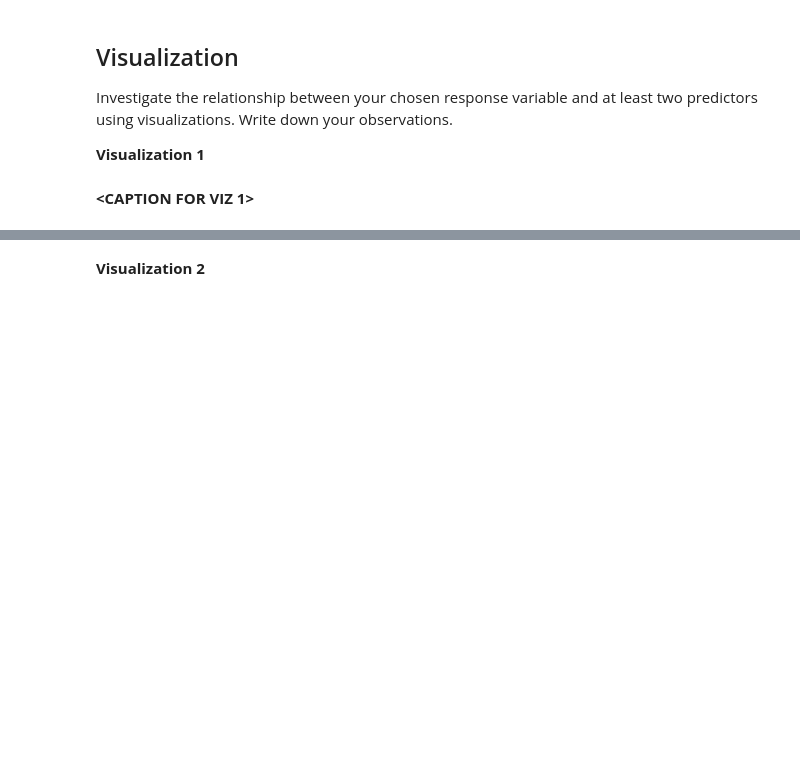
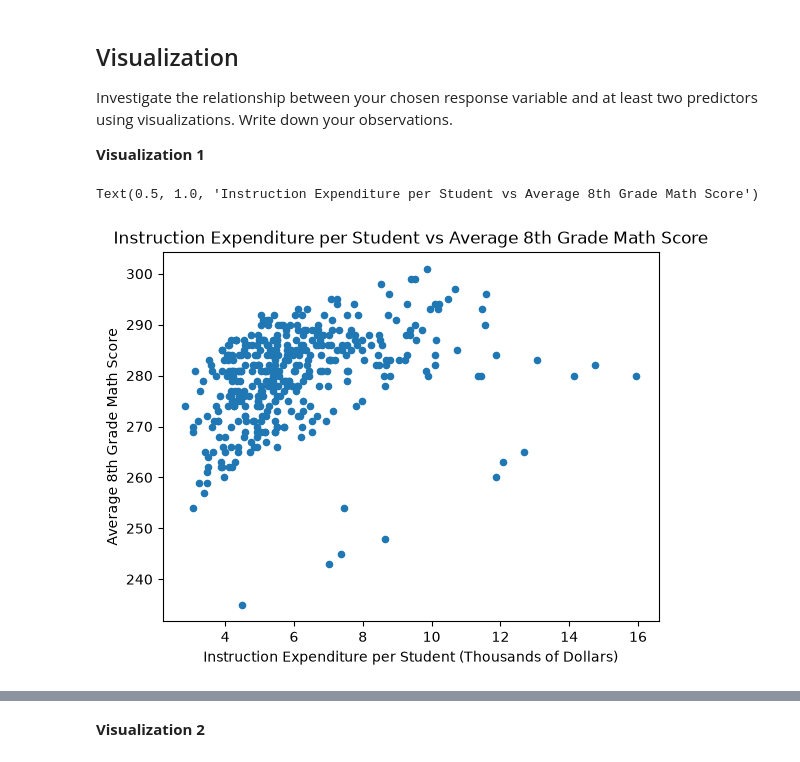
Before and after one commit to js3444/MDST-Onboarding, a Jupyter notebook: tutorial1/checkpoint1.ipynb, the cells around one changed output, grey strips where cells are left out. Drawn from its saved outputs; the diff is of its cells as text; code cells hidden in the pictures; blank space fills up the shorter version.

```diff
--- a/tutorial1/checkpoint1.ipynb
+++ b/tutorial1/checkpoint1.ipynb
@@ -151,0 +163,4 @@ Feature engineering justification: **<BRIEFLY DESCRIBE WHY YOU MADE THE CHANGES
+# %%
+# @@@ 5
+df['INSTRUCTION_EXPENDITURE_PER_STUDENT'] = df['INSTRUCTION_EXPENDITURE'] / df['ENROLL_ALL_EST']
+df[["STATE", "INSTRUCTION_EXPENDITURE_PER_STUDENT"]].head()
@@ -160,2 +182,9 @@ Investigate the relationship between your chosen response variable and at least
-# %% [markdown]
-**<CAPTION FOR VIZ 1>**
+# %%
+# @@@ 6
+df.plot.scatter(x='INSTRUCTION_EXPENDITURE_PER_STUDENT', y='AVG_MATH_8_SCORE')
+plt.xlabel('Instruction Expenditure per Student (Thousands of Dollars)')
+plt.ylabel('Average 8th Grade Math Score')
+plt.title('Instruction Expenditure per Student vs Average 8th Grade Math Score')
+# %% [output]
+Text(0.5, 1.0, 'Instruction Expenditure per Student vs Average 8th Grade Math Score')
+[figure, added]
```
Also changed, not shown: parts of 26 cells of this notebook.
